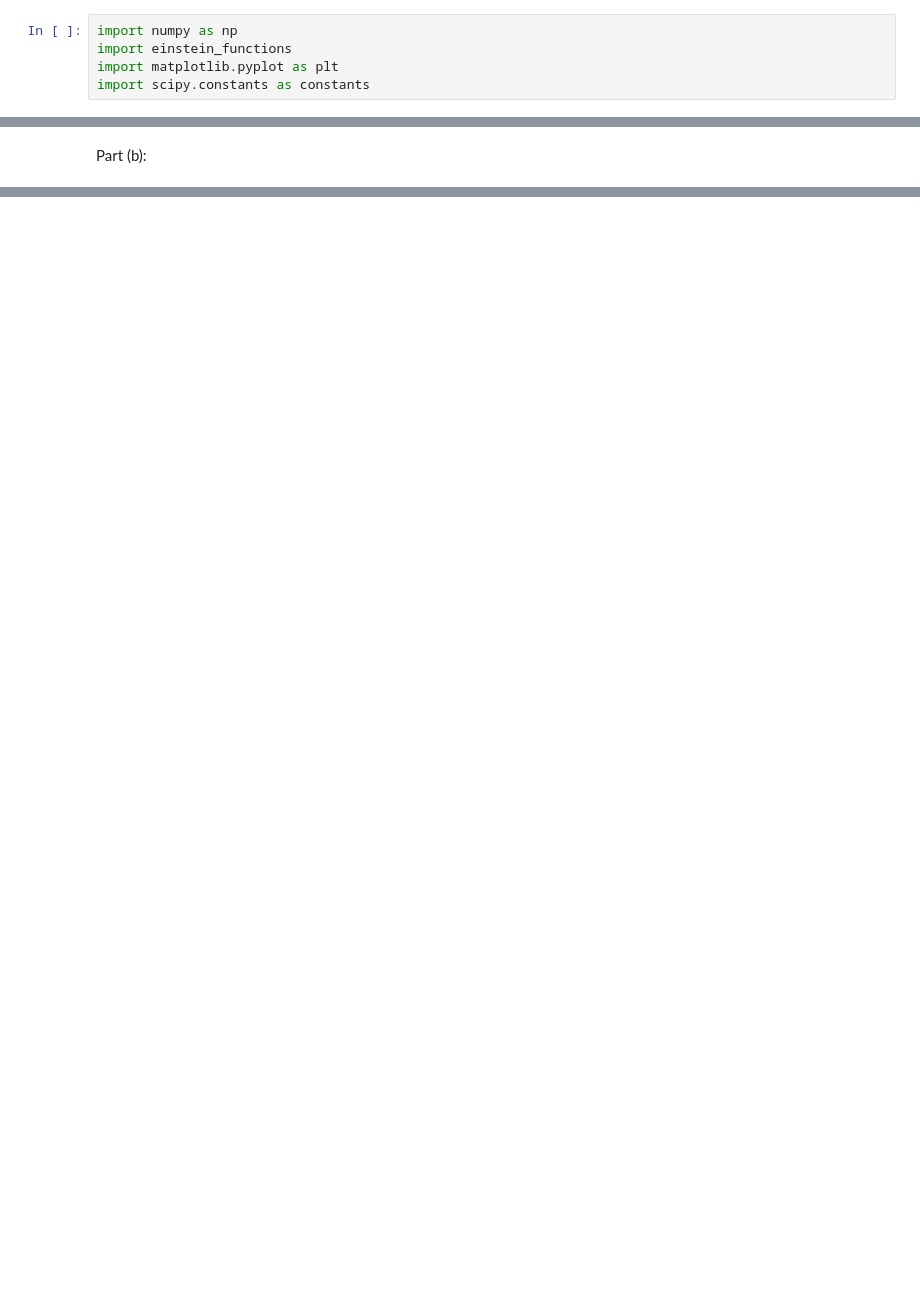
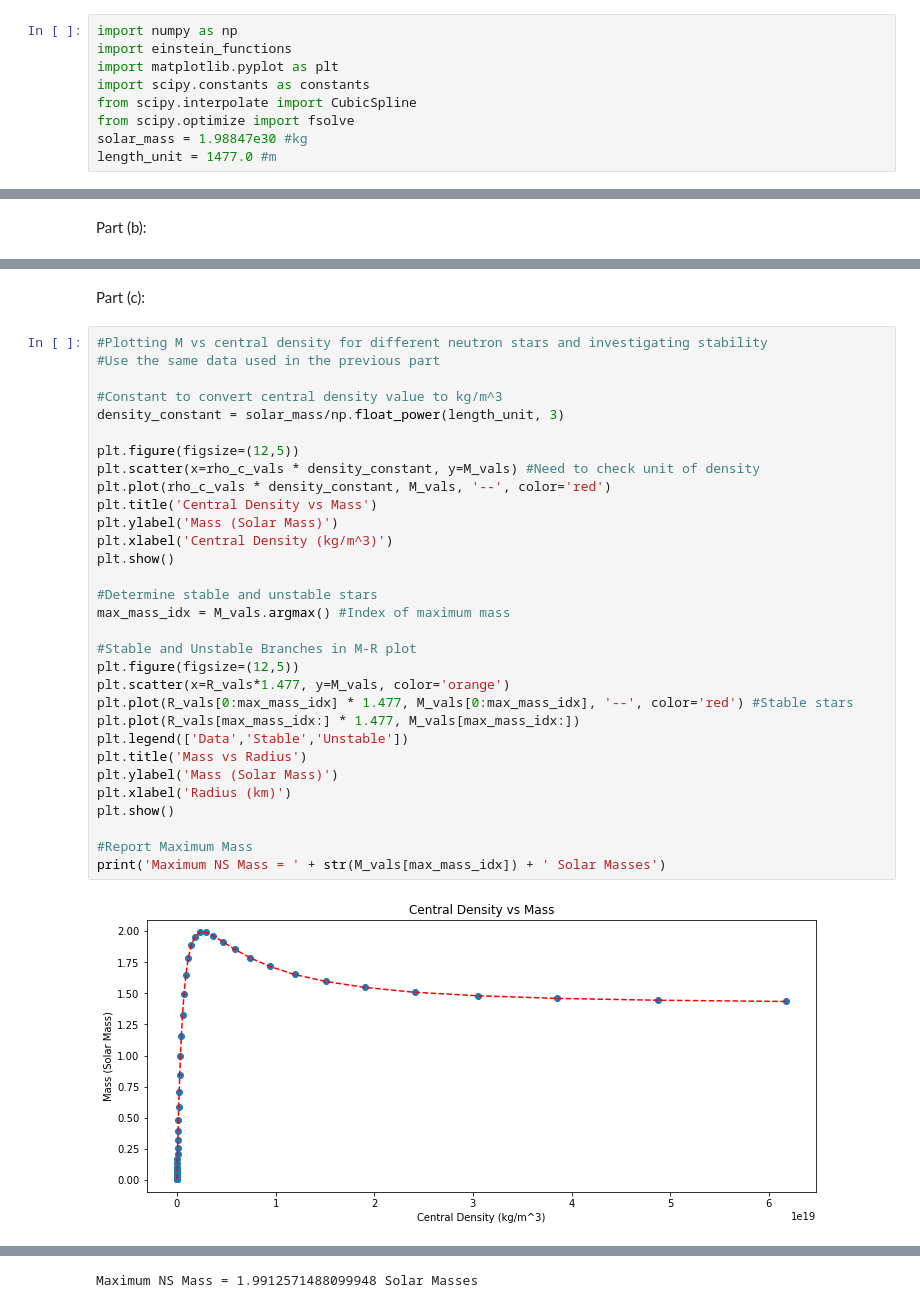
Before and after one commit to tevfikyuce/PHYS514_Final_Project, a Jupyter notebook: FinalProject_Einsten.ipynb, the cells around one changed output, grey strips where cells are left out. Cells and saved outputs as stored; diff of their text form; blank space fills up the shorter version.

Commit message:
Einstein computational parts also finished some changes may be required for organization

```diff
--- a/FinalProject_Einsten.ipynb
+++ b/FinalProject_Einsten.ipynb
@@ -7,6 +7,10 @@ import numpy as np
 import einstein_functions
 import matplotlib.pyplot as plt
 import scipy.constants as constants
+from scipy.interpolate import CubicSpline
+from scipy.optimize import fsolve
+solar_mass = 1.98847e30 #kg
+length_unit = 1477.0 #m
 # %% [markdown]
 Part (a):
 # %%
@@ -79,0 +84,35 @@ plt.show()
+# %% [markdown]
+Part (c):
+# %%
+#Plotting M vs central density for different neutron stars and investigating stability
+#Use the same data used in the previous part
+
+#Constant to convert central density value to kg/m^3
+density_constant = solar_mass/np.float_power(length_unit, 3)
+
+plt.figure(figsize=(12,5))
+plt.scatter(x=rho_c_vals * density_constant, y=M_vals) #Need to check unit of density
+plt.plot(rho_c_vals * density_constant, M_vals, '--', color='red')
+plt.title('Central Density vs Mass')
+plt.ylabel('Mass (Solar Mass)')
+plt.xlabel('Central Density (kg/m^3)')
+plt.show()
+
+#Determine stable and unstable stars
+max_mass_idx = M_vals.argmax() #Index of maximum mass
+
+#Stable and Unstable Branches in M-R plot
+plt.figure(figsize=(12,5))
+plt.scatter(x=R_vals*1.477, y=M_vals, color='orange')
+plt.plot(R_vals[0:max_mass_idx] * 1.477, M_vals[0:max_mass_idx], '--', color='red') #Stable stars
+plt.plot(R_vals[max_mass_idx:] * 1.477, M_vals[max_mass_idx:])
+plt.legend(['Data','Stable','Unstable'])
+plt.title('Mass vs Radius')
+plt.ylabel('Mass (Solar Mass)')
+plt.xlabel('Radius (km)')
+plt.show()
+
+#Report Maximum Mass
+print('Maximum NS Mass = ' + str(M_vals[max_mass_idx]) + ' Solar Masses')
+# %% [output]
+[figure, added]
@@ -79,0 +120 @@ plt.show()
+Maximum NS Mass = 1.9912571488099948 Solar Masses
```
Also changed, not shown: parts of 5 cells of this notebook, 7 other files.
